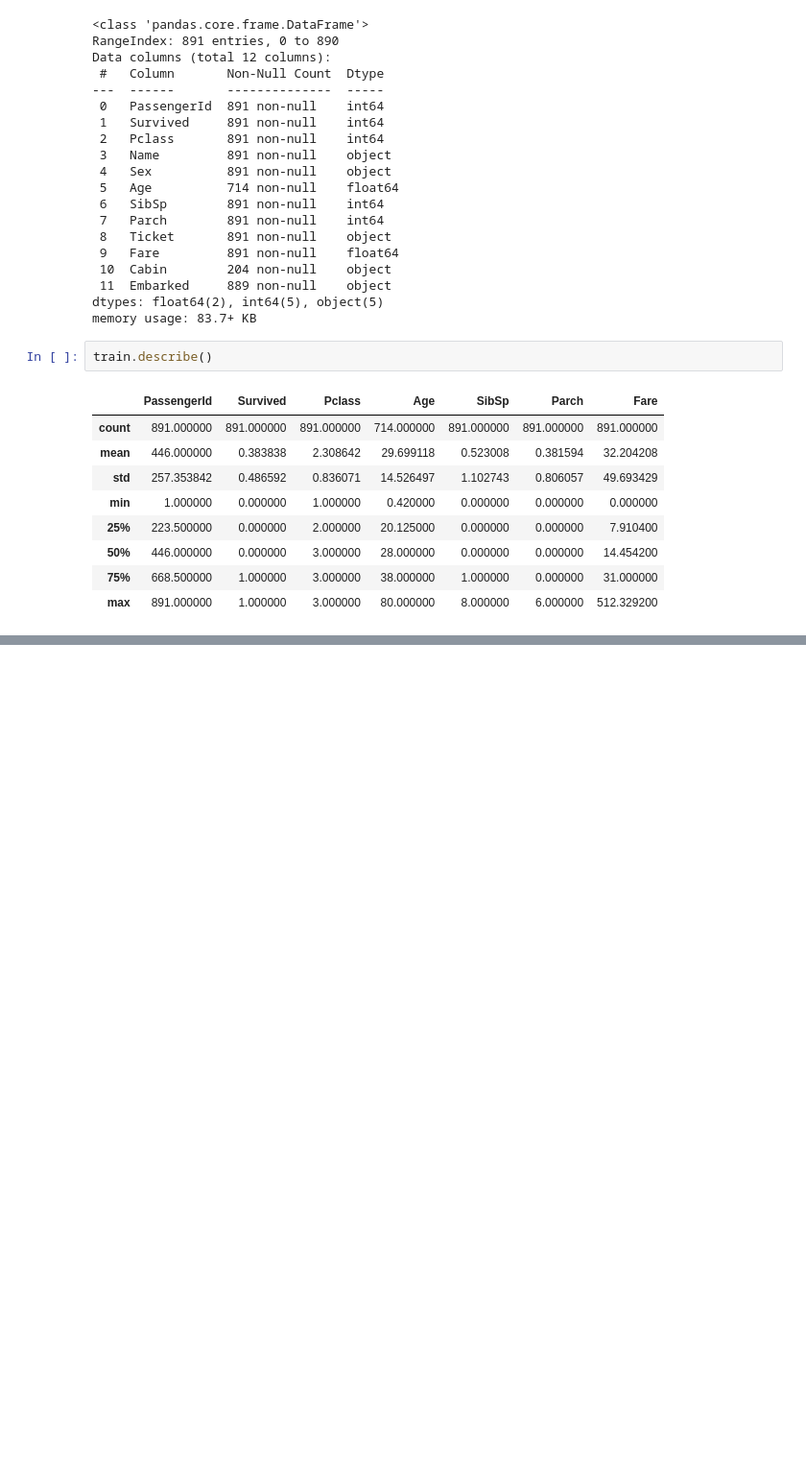
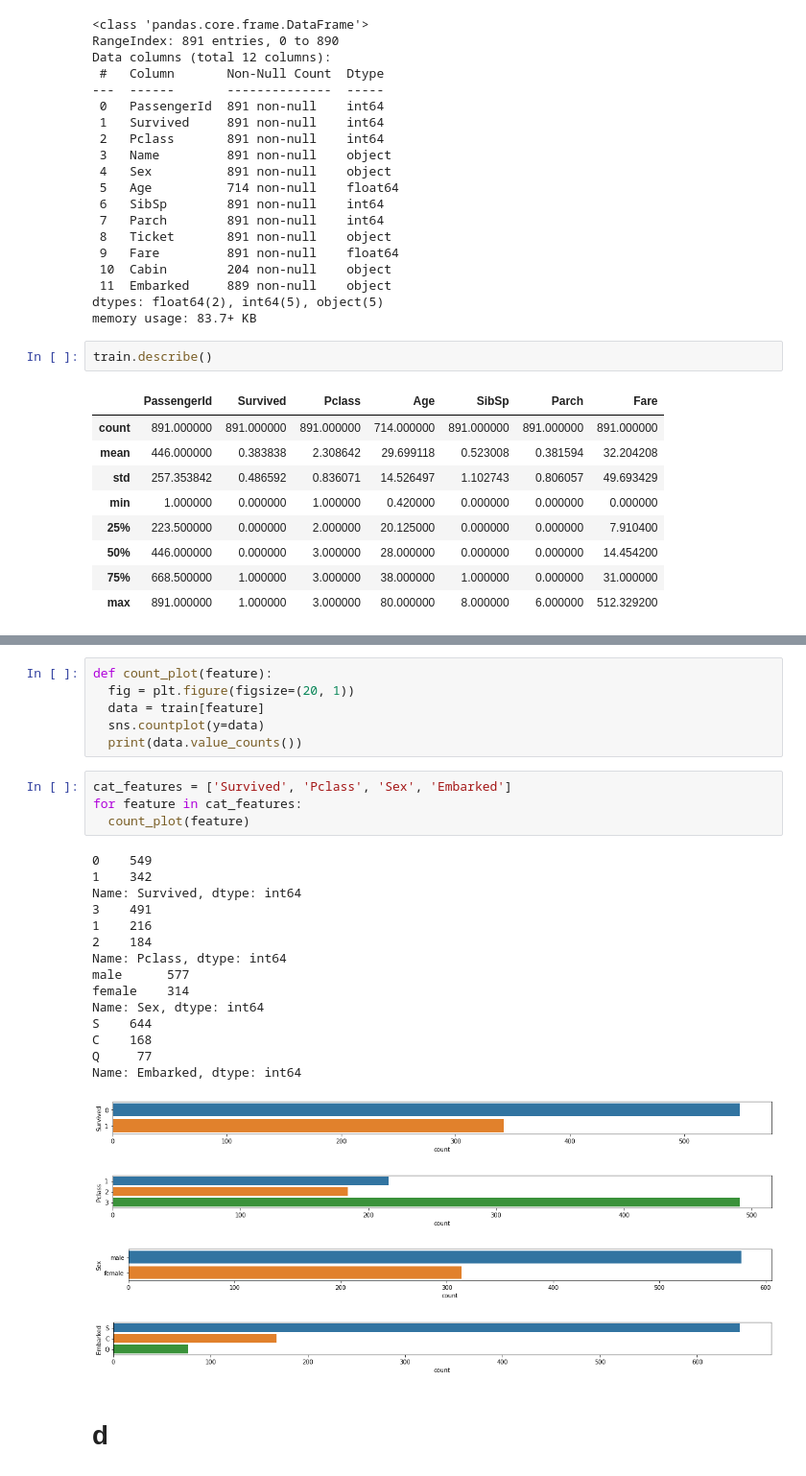
Before and after one commit to mo-amininasab/Titanic, a Jupyter notebook: titanic.ipynb, the cells around one changed output, grey strips where cells are left out. Shown: that part at 96% size. Drawn from its saved outputs; the diff is of its cells as text; blank space fills up the shorter version.

```diff
--- a/titanic.ipynb
+++ b/titanic.ipynb
@@ -79,0 +138,31 @@ train.describe()
+# %%
+def count_plot(feature):
+  fig = plt.figure(figsize=(20, 1))
+  data = train[feature]
+  sns.countplot(y=data)
+  print(data.value_counts())
+# %%
+cat_features = ['Survived', 'Pclass', 'Sex', 'Embarked']
+for feature in cat_features:
+  count_plot(feature)
+# %% [output]
+0    549
+1    342
+Name: Survived, dtype: int64
+3    491
+1    216
+2    184
+Name: Pclass, dtype: int64
+male      577
+female    314
+Name: Sex, dtype: int64
+S    644
+C    168
+Q     77
+Name: Embarked, dtype: int64
+[figure, added]
+[figure, added]
+[figure, added]
+[figure, added]
+# %% [markdown]
+# d
```
Also changed, not shown: parts of 58 cells of this notebook.
